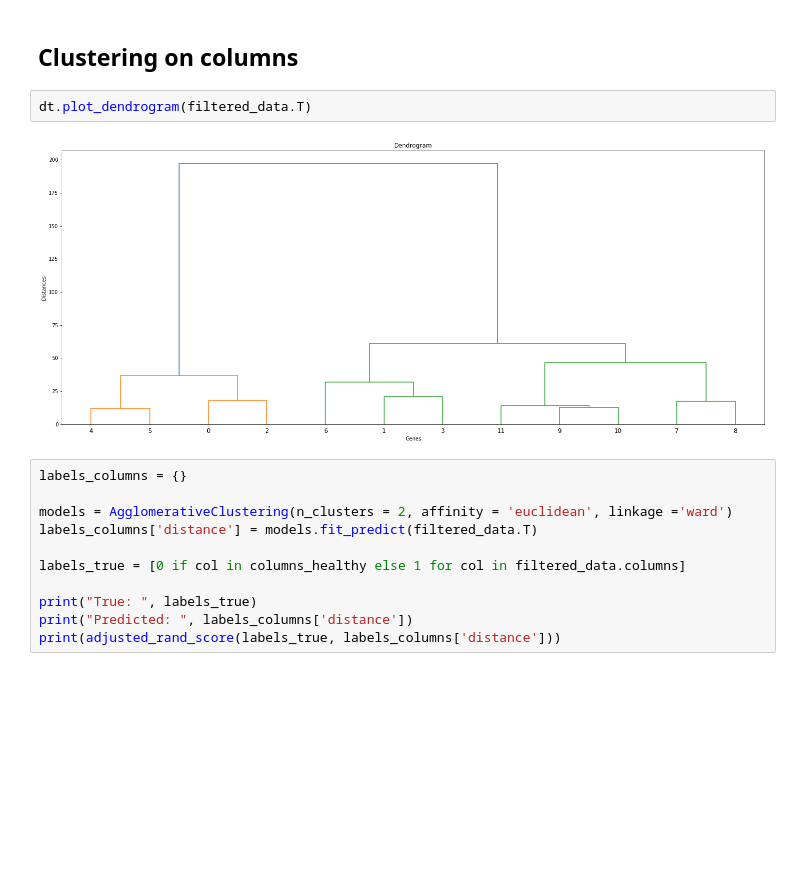
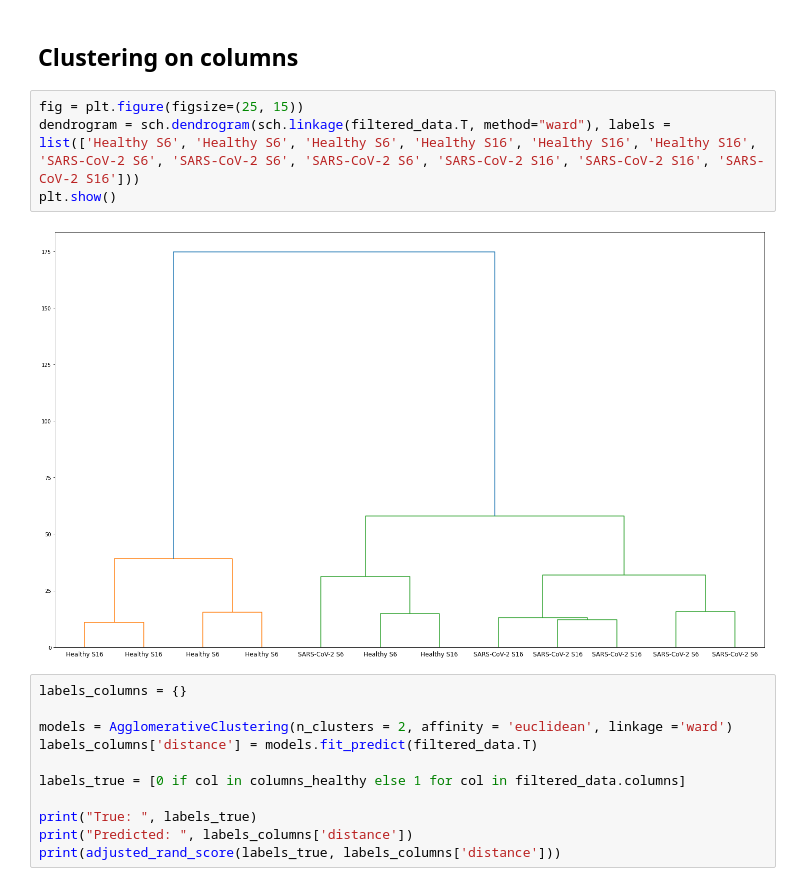
Before and after one commit to PRodrigues98/Analysis-of-regulatory-response-to-SARS-CoV-2-infection, a Jupyter notebook: Clustering/Clustering_A549-ACE.ipynb, the cells around one changed output. Cells and saved outputs as stored; diff of their text form; blank space fills up the shorter version.

```diff
--- a/Clustering/Clustering_A549-ACE.ipynb
+++ b/Clustering/Clustering_A549-ACE.ipynb
@@ -104,10 +187,12 @@ for c in clusters['spearman']:
         print(x)
 # %% [markdown]
 ## Clustering on columns
-# %%
-dt.plot_dendrogram(filtered_data.T)
-# %% [output]
-[figure, removed]
+# %%
+fig = plt.figure(figsize=(25, 15))
+dendrogram = sch.dendrogram(sch.linkage(filtered_data.T, method="ward"), labels = list(['Healthy S6', 'Healthy S6', 'Healthy S6', 'Healthy S16', 'Healthy S16', 'Healthy S16', 'SARS-CoV-2 S6', 'SARS-CoV-2 S6', 'SARS-CoV-2 S6', 'SARS-CoV-2 S16', 'SARS-CoV-2 S16', 'SARS-CoV-2 S16']))
+plt.show()
+# %% [output]
+[figure, added]
 # %%
 labels_columns = {}
 
```
Also changed, not shown: parts of 12 cells of this notebook, 23 other files.
